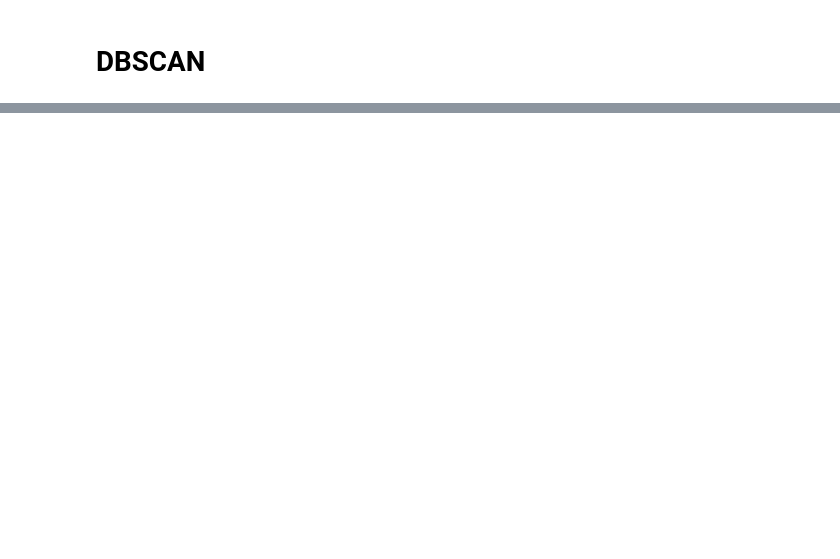
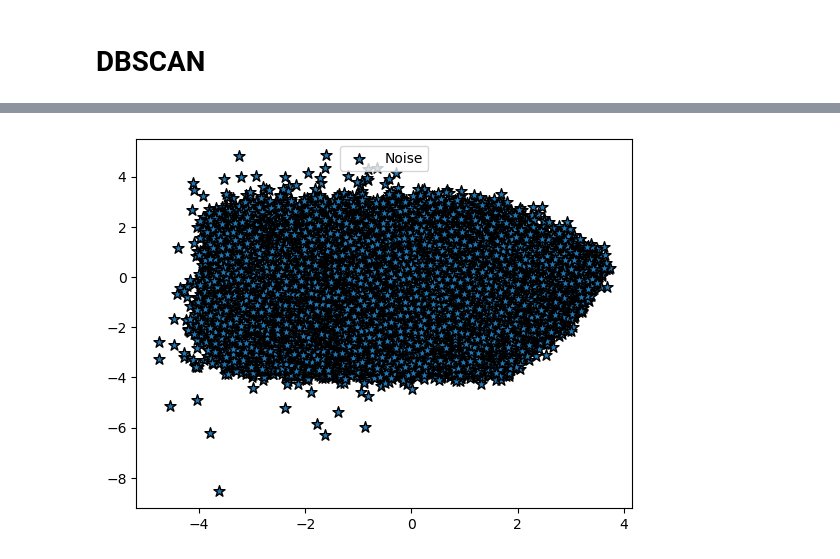
Before and after one commit to jiyoungeeeeeeeeeeeeeeeeeeeee/MLOps, a Jupyter notebook: feature_engineering.ipynb, the cells around one changed output, grey strips where cells are left out. Saved outputs shown, nothing was run; the diff lists cells and outputs as text; code cells hidden in the pictures; blank space fills up the shorter version.

```diff
--- a/feature_engineering.ipynb
+++ b/feature_engineering.ipynb
@@ -165,3 +322,16 @@ def visualize_cluster_plot(clusterobj, dataframe, label_name, iscenter=True):
+# %%
+from sklearn.decomposition import LatentDirichletAllocation as LatentDirichletAllocation
+
+lda = LDA(n_components= 2)
+
+lda_transformed = lda.fit_transform(df, df_db['loan_status'])
+
+df_db['ftr1'] = lda_transformed[:,0]
+df_db['ftr2'] = lda_transformed[:,1]
+
+visualize_cluster_plot(dbscan, df_db, 'dbscan_cluster', iscenter=False)
+# %% [output]
+[figure, added]
 # %%
 from sklearn.decomposition import PCA
 
```
Also changed, not shown: parts of 30 cells of this notebook.
